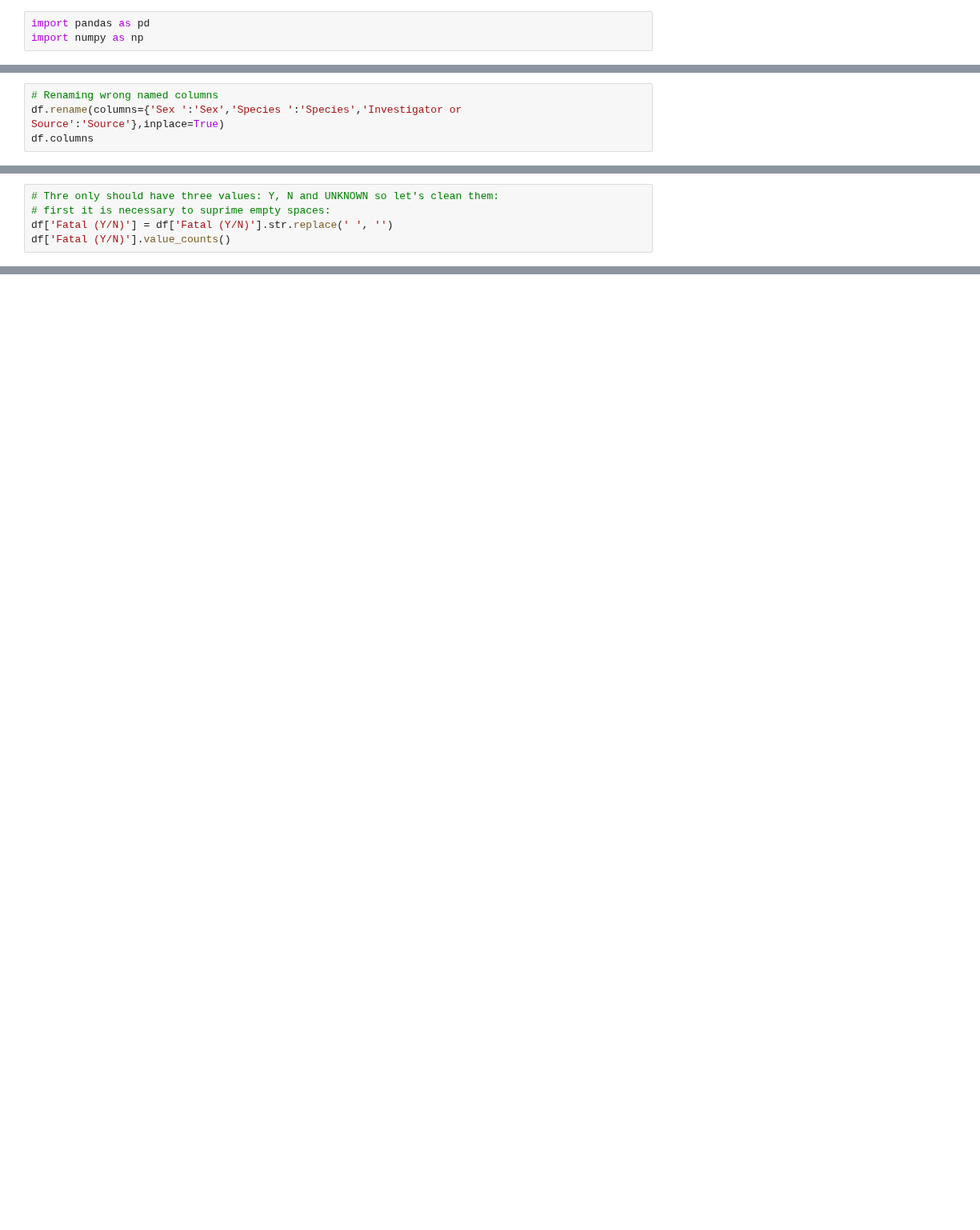
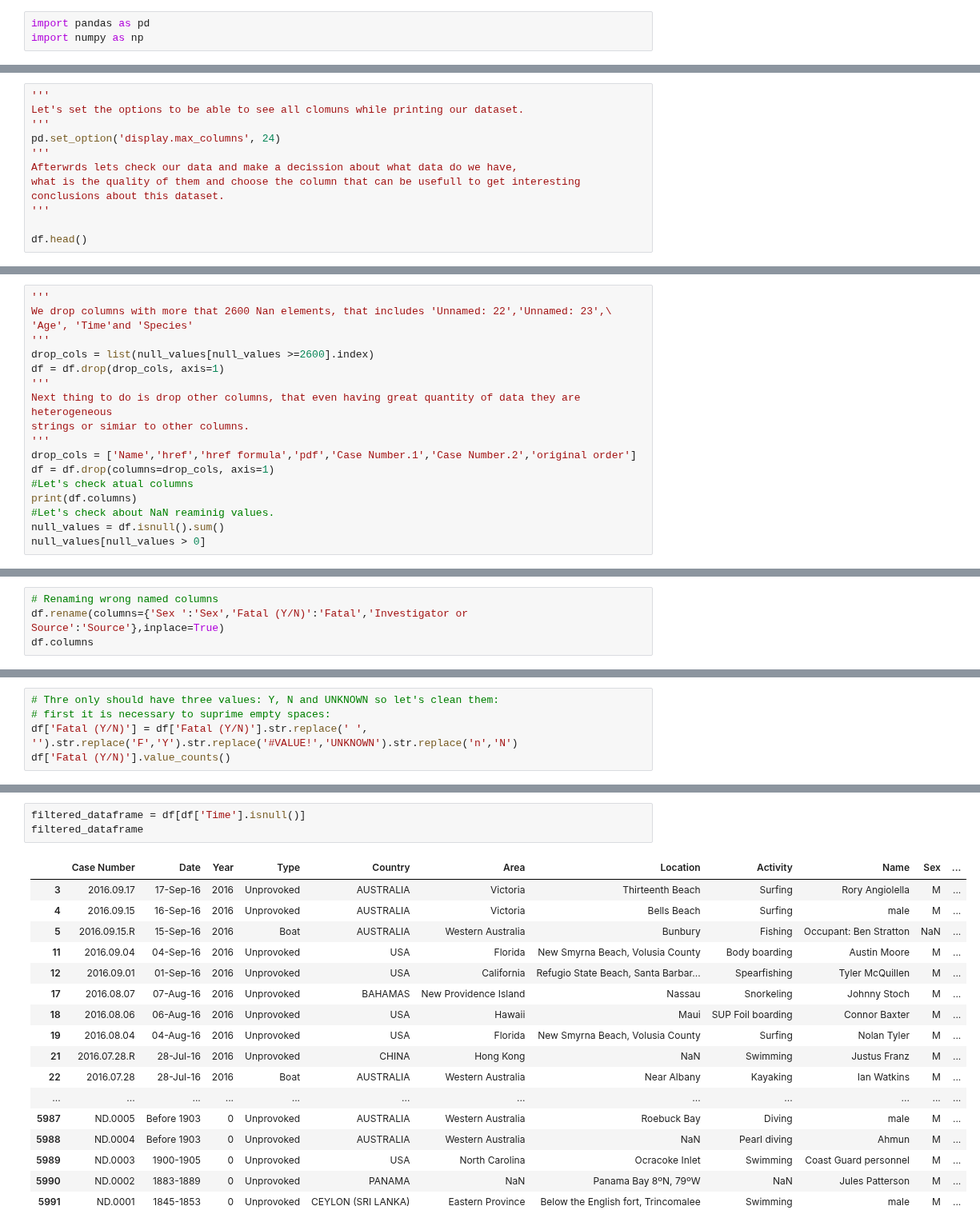
Before and after one commit to ironhack-datalabs/datamad0819, a Jupyter notebook: module-1/pandas-project/your-code/pandas-proyect-main.ipynb, the cells around one changed output, grey strips where cells are left out. Shown at 80% size. Cells and saved outputs as stored; diff of their text form; blank space fills up the shorter version.

Commit message:
understanding dataset contaiing and drop columns that dont prive us data for get conclussions

```diff
--- a/module-1/pandas-project/your-code/pandas-proyect-main.ipynb
+++ b/module-1/pandas-project/your-code/pandas-proyect-main.ipynb
@@ -21,0 +18,12 @@ df.head()
+# %%
+'''
+Let's set the options to be able to see all clomuns while printing our dataset.
+'''
+pd.set_option('display.max_columns', 24)
+'''
+Afterwrds lets check our data and make a decission about what data do we have,
+what is the quality of them and choose the column that can be usefull to get interesting
+conclusions about this dataset.
+'''
+
+df.head()
@@ -56,0 +74,18 @@ Index(['Case Number', 'Date', 'Year', 'Type', 'Country', 'Area', 'Location',
+# %%
+'''
+We drop columns with more that 2600 Nan elements, that includes 'Unnamed: 22','Unnamed: 23',\
+'Age', 'Time'and 'Species'
+'''
+drop_cols = list(null_values[null_values >=2600].index)
+df = df.drop(drop_cols, axis=1)
+'''
+Next thing to do is drop other columns, that even having great quantity of data they are heterogeneous
+strings or simiar to other columns.
+'''
+drop_cols = ['Name','href','href formula','pdf','Case Number.1','Case Number.2','original order']
+df = df.drop(columns=drop_cols, axis=1)
+#Let's check atual columns
+print(df.columns)
+#Let's check about NaN reaminig values.
+null_values = df.isnull().sum()
+null_values[null_values > 0]
@@ -57,6 +105,6 @@ Index(['Case Number', 'Date', 'Year', 'Type', 'Country', 'Area', 'Location',
 # %%
 # Renaming wrong named columns
-df.rename(columns={'Sex ':'Sex','Species ':'Species','Investigator or Source':'Source'},inplace=True)
+df.rename(columns={'Sex ':'Sex','Fatal (Y/N)':'Fatal','Investigator or Source':'Source'},inplace=True)
 df.columns
 # %% [output]
 Index(['Case Number', 'Date', 'Year', 'Type', 'Country', 'Area', 'Location',
@@ -102,6 +148,6 @@ Name: Fatal (Y/N), dtype: int64
 # %%
 # Thre only should have three values: Y, N and UNKNOWN so let's clean them:
 # first it is necessary to suprime empty spaces:
-df['Fatal (Y/N)'] = df['Fatal (Y/N)'].str.replace(' ', '')
+df['Fatal (Y/N)'] = df['Fatal (Y/N)'].str.replace(' ', '').str.replace('F','Y').str.replace('#VALUE!','UNKNOWN').str.replace('n','N')
 df['Fatal (Y/N)'].value_counts()
 # %% [output]
@@ -114 +157,22 @@ n             1
 Name: Fatal (Y/N), dtype: int64
+# %%
+filtered_dataframe = df[df['Time'].isnull()]
+filtered_dataframe
+# %% [output]
+|  | Case Number | Date | Year | Type | Country | Area | Location | Activity | Name | Sex | ... |
+| 3 | 2016.09.17 | 17-Sep-16 | 2016 | Unprovoked | AUSTRALIA | Victoria | Thirteenth Beach | Surfing | Rory Angiolella | M | ... |
+| 4 | 2016.09.15 | 16-Sep-16 | 2016 | Unprovoked | AUSTRALIA | Victoria | Bells Beach | Surfing | male | M | ... |
+| 5 | 2016.09.15.R | 15-Sep-16 | 2016 | Boat | AUSTRALIA | Western Australia | Bunbury | Fishing | Occupant: Ben Stratton | NaN | ... |
+| 11 | 2016.09.04 | 04-Sep-16 | 2016 | Unprovoked | USA | Florida | New Smyrna Beach, Volusia County | Body boarding | Austin Moore | M | ... |
+| 12 | 2016.09.01 | 01-Sep-16 | 2016 | Unprovoked | USA | California | Refugio State Beach, Santa Barbar... | Spearfishing | Tyler McQuillen | M | ... |
+| 17 | 2016.08.07 | 07-Aug-16 | 2016 | Unprovoked | BAHAMAS | New Providence Island | Nassau | Snorkeling | Johnny Stoch | M | ... |
+| 18 | 2016.08.06 | 06-Aug-16 | 2016 | Unprovoked | USA | Hawaii | Maui | SUP Foil boarding | Connor Baxter | M | ... |
+| 19 | 2016.08.04 | 04-Aug-16 | 2016 | Unprovoked | USA | Florida | New Smyrna Beach, Volusia County | Surfing | Nolan Tyler | M | ... |
+| 21 | 2016.07.28.R | 28-Jul-16 | 2016 | Unprovoked | CHINA | Hong Kong | NaN | Swimming | Justus Franz | M | ... |
+| 22 | 2016.07.28 | 28-Jul-16 | 2016 | Boat | AUSTRALIA | Western Australia | Near Albany | Kayaking | Ian Watkins | M | ... |
+| ... | ... | ... | ... | ... | ... | ... | ... | ... | ... | ... | ... |
+| 5987 | ND.0005 | Before 1903 | 0 | Unprovoked | AUSTRALIA | Western Australia | Roebuck Bay | Diving | male | M | ... |
+| 5988 | ND.0004 | Before 1903 | 0 | Unprovoked | AUSTRALIA | Western Australia | NaN | Pearl diving | Ahmun | M | ... |
+| 5989 | ND.0003 | 1900-1905 | 0 | Unprovoked | USA | North Carolina | Ocracoke Inlet | Swimming | Coast Guard personnel | M | ... |
+| 5990 | ND.0002 | 1883-1889 | 0 | Unprovoked | PANAMA | NaN | Panama Bay 8ºN, 79ºW | NaN | Jules Patterson | M | ... |
+| 5991 | ND.0001 | 1845-1853 | 0 | Unprovoked | CEYLON (SRI LANKA) | Eastern Province | Below the English fort, Trincomalee | Swimming | male | M | ... |
```
Also changed, not shown: parts of 14 cells of this notebook.
